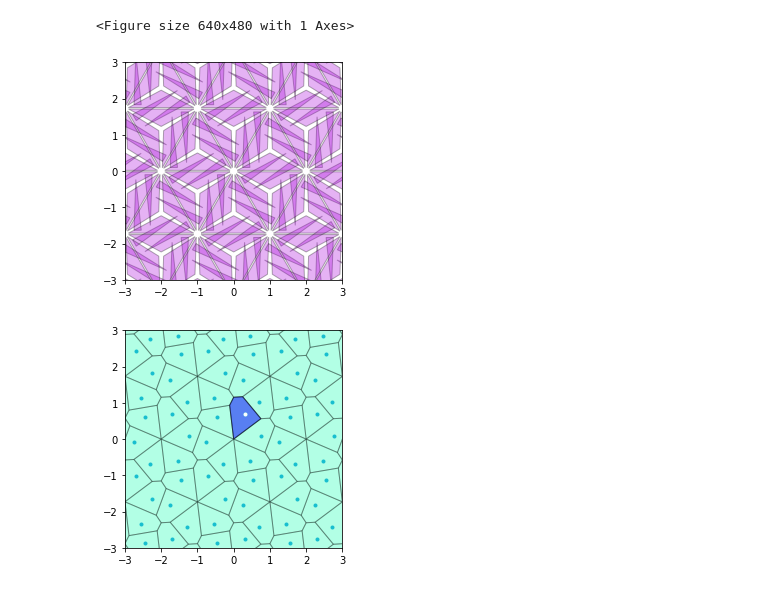
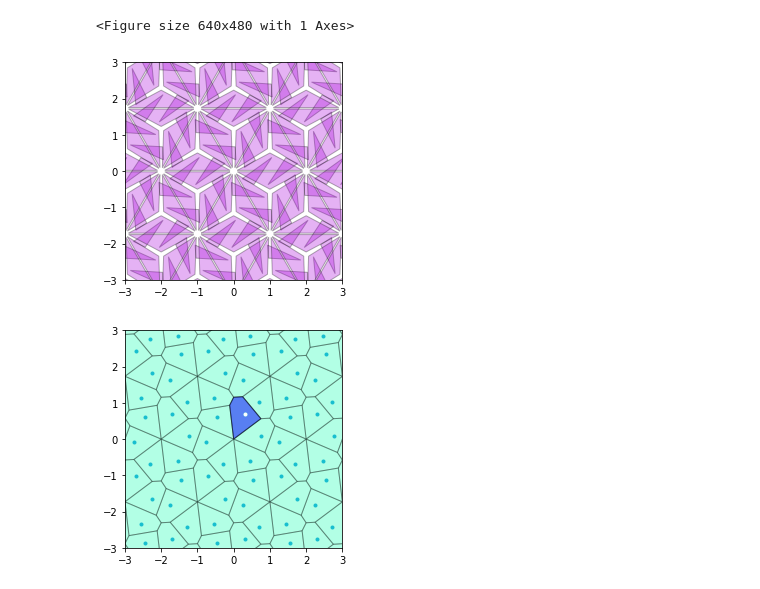
Before and after one commit to marinavas/poplocavanje, a Jupyter notebook: diagram.ipynb, the cells around one changed output. Cells and saved outputs as stored; diff of their text form; code cells hidden in the pictures.

```diff
--- a/diagram.ipynb
+++ b/diagram.ipynb
@@ -28,23 +28,23 @@ def generisi_t(izl,p):
     return r
 # %%
 #pol = Polygon([(0.25,0.1),(0.45, 0.1), (0.45,1), (0.25,1)])
-pol = Polygon([(0.25,0.1),(0.45, 0.1), (0.3,1.5)])
+pol = Polygon([(0.3,0.1),(0.6, 0.3), (0.2,1.1)])
 
 tr = Polygon([(0.1,0.02),(1.9, 0.02), (1,0.5)])
 xmin,xmax,ymin,ymax = (-3,3,-3,3)
 okvir = [-3,3,-3,3]
 bx = plt.axes()
 bx.set_xlim(xmin,xmax)
 bx.set_xticks(range(xmin,xmax+1))
 bx.set_ylim(ymin,ymax)
 bx.set_yticks(range(ymin,ymax+1))
 bx.set_aspect(1)
 crtaj(izomgen_p6,pol,bx)
 crtaj(izomgen_p6,tr,bx)
 
 plt.show()
 # %% [output]
-[figure, old version]
+[figure, new version]
 # %%
 slike = generisi_pol(izomgen_p6,pol)
 # %%
```
Also changed, not shown: parts of 5 cells of this notebook.
